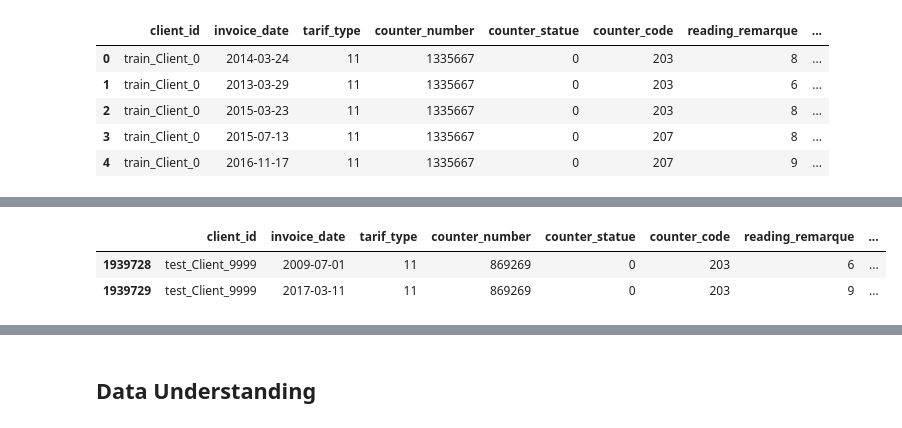
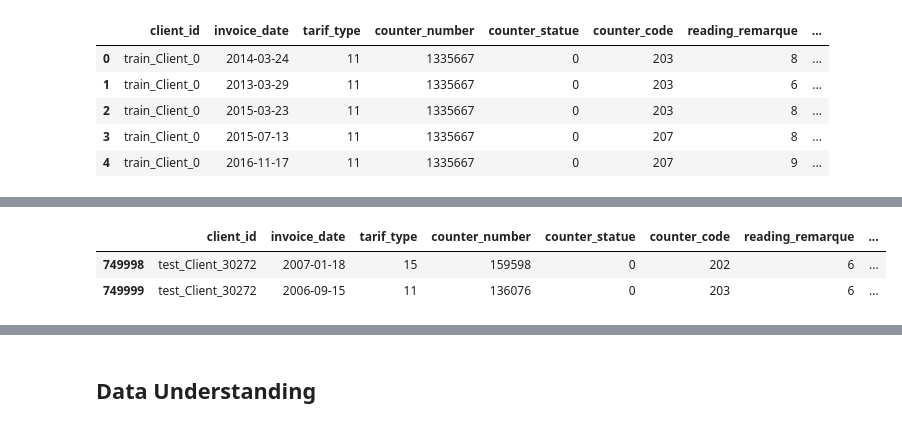
Before and after one commit to Mach-web/electricity_fraud_detection, a Jupyter notebook: Fraud_Detection_Starter.ipynb, the cells around one changed output, grey strips where cells are left out. Saved outputs shown, nothing was run; the diff lists cells and outputs as text; code cells hidden in the pictures.

```diff
--- a/Fraud_Detection_Starter.ipynb
+++ b/Fraud_Detection_Starter.ipynb
@@ -49,7 +56,7 @@ client_train.sample(1)
 # %% [markdown]
 The invoice train dataset was too large and caused the laptop to crash. Used the chunksize argument to read the data in chunks.
 # %%
-chunksize = 100000
+chunksize = 750000
 invoice_train_chunks = pd.read_csv(f'{TRAIN_DIR}/invoice_train.csv', chunksize = chunksize)
 
 for iteration, chunk in enumerate(invoice_train_chunks):
@@ -57,6 +64,7 @@ for iteration, chunk in enumerate(invoice_train_chunks):
         invoice_train = chunk
     else:
         invoice_train = pd.concat([invoice_train, chunk], axis = 0)
+    break
 invoice_train.head()
 # %% [output]
 |  | client_id | invoice_date | tarif_type | counter_number | counter_statue | counter_code | reading_remarque | ... |
@@ -74,15 +82,16 @@ client_test.sample(1)
 # %%
 for iteration, test_chunks in enumerate(pd.read_csv(f'{TEST_DIR}/invoice_test.csv',
-                                                    chunksize = chunksize)):
+                                                   chunksize = chunksize)):
     if iteration == 0:
         invoice_test = test_chunks
     else:
         invoice_test = pd.concat([invoice_test, test_chunks], axis = 0)
+    break
 invoice_test.tail(2)
 # %% [output]
 |  | client_id | invoice_date | tarif_type | counter_number | counter_statue | counter_code | reading_remarque | ... |
-| 1939728 | test_Client_9999 | 2009-07-01 | 11 | 869269 | 0 | 203 | 6 | ... |
-| 1939729 | test_Client_9999 | 2017-03-11 | 11 | 869269 | 0 | 203 | 9 | ... |
+| 749998 | test_Client_30272 | 2007-01-18 | 15 | 159598 | 0 | 202 | 6 | ... |
+| 749999 | test_Client_30272 | 2006-09-15 | 11 | 136076 | 0 | 203 | 6 | ... |
 # %%
 sample_submission = pd.read_csv(f'{DATA_DIR}/SampleSubmission.csv')
 sample_submission.sample(1)
```
Also changed, not shown: parts of 21 cells of this notebook.
